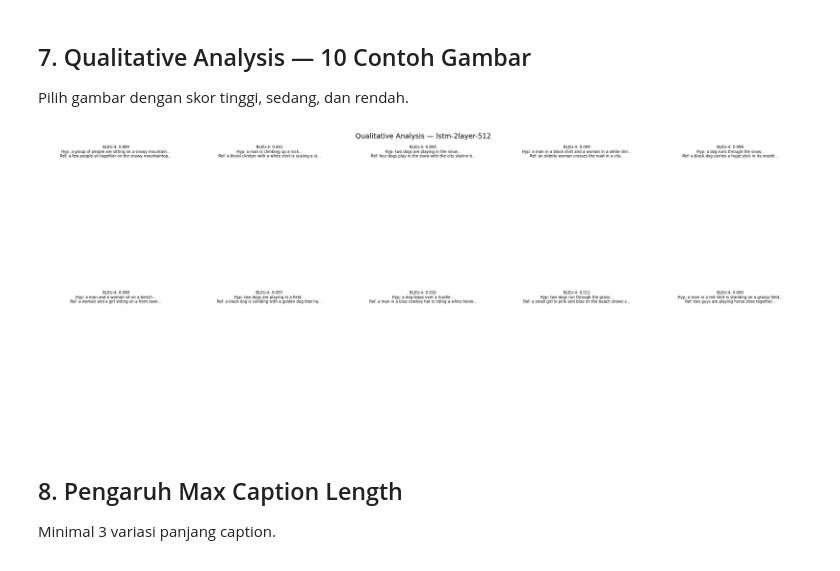
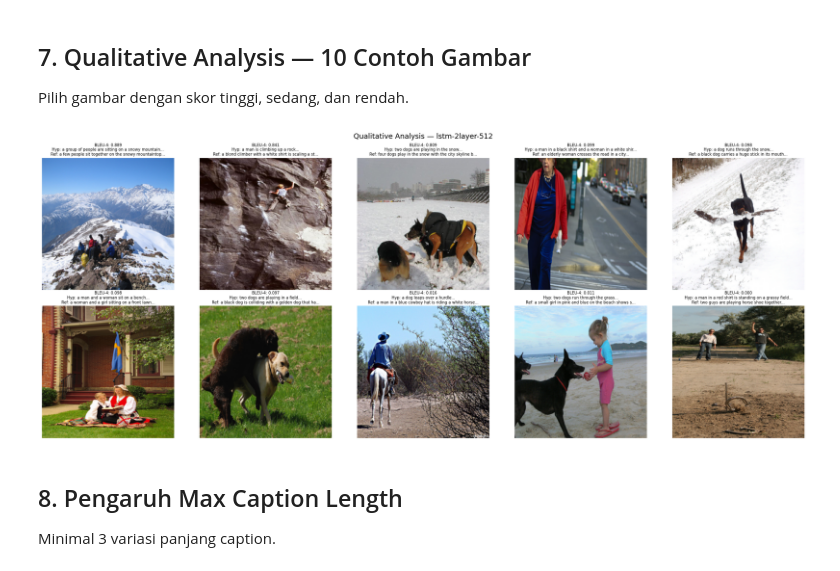
Before and after one commit to ziyanagil/CNN-RNN-digaspolndangakndangak, a Jupyter notebook: src/notebooks/10_LSTM_experiments.ipynb, the cells around one changed output. Saved outputs shown, nothing was run; the diff lists cells and outputs as text; code cells hidden in the pictures.

Commit message:
fix: output image doesn't appear in LSTM experiments

```diff
--- a/src/notebooks/10_LSTM_experiments.ipynb
+++ b/src/notebooks/10_LSTM_experiments.ipynb
@@ -287,8 +287,21 @@ Pilih gambar dengan skor tinggi, sedang, dan rendah.
 # %%
 import nltk
 from nltk.translate.bleu_score import sentence_bleu, SmoothingFunction
+from pathlib import Path
 
 smoothie = SmoothingFunction().method4
+
+def resolve_image_path(images_dir, img_id: str):
+    images_dir = Path(images_dir)
+    candidate = images_dir / img_id
+    if candidate.exists():
+        return candidate
+    for ext in ('.jpg', '.jpeg', '.png', '.bmp'):
+        candidate = images_dir / f"{img_id}{ext}"
+        if candidate.exists():
+            return candidate
+    matches = list(images_dir.glob(f"{img_id}.*"))
+    return matches[0] if matches else None
 
 best_refs = results[best_name]['refs']
 best_hyps = results[best_name]['hyps']
@@ -306,36 +319,36 @@ n = len(per_img_bleu)
 selected_indices = (
     [per_img_bleu[i][1] for i in range(min(3, n))] +
     [per_img_bleu[i][1] for i in range(n//2 - 2, n//2 + 2)] +
     [per_img_bleu[i][1] for i in range(max(n-3, 0), n)]
 )[:10]
 
 fig, axes = plt.subplots(2, 5, figsize=(20, 8))
 axes = axes.flatten()
 
 for ax, idx in zip(axes, selected_indices):
     img_id  = valid_test_ids[idx]
     score   = per_img_bleu[0][0] if idx == per_img_bleu[0][1] else next(
         s for s, i in per_img_bleu if i == idx
     )
     hyp_str = ' '.join(best_hyps[idx])
     ref_str = ' '.join(best_refs[idx][0])
 
-    img_path = os.path.join(IMAGES_DIR, img_id)
-    if os.path.exists(img_path):
+    img_path = resolve_image_path(IMAGES_DIR, img_id)
+    if img_path and img_path.exists():
         img = Image.open(img_path).resize((224, 224))
         ax.imshow(img)
     ax.axis('off')
     ax.set_title(
         f'BLEU-4: {score:.3f}\nHyp: {hyp_str[:50]}...\nRef: {ref_str[:50]}...',
         fontsize=7, wrap=True
     )
 
 plt.suptitle(f'Qualitative Analysis — {best_name}', fontsize=13)
 plt.tight_layout()
 plt.savefig('../../models/lstm/qualitative.png', dpi=150, bbox_inches='tight')
 plt.show()
 # %% [output]
-[figure, old version]
+[figure, new version]
 # %% [markdown]
 ## 8. Pengaruh Max Caption Length
 
```
Also changed, not shown: parts of 4 cells of this notebook.
